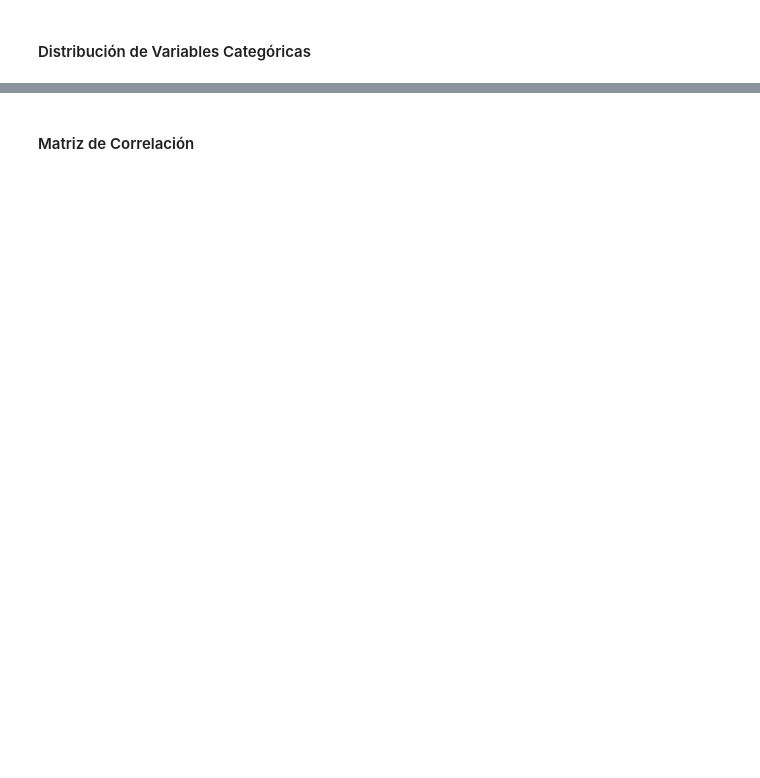
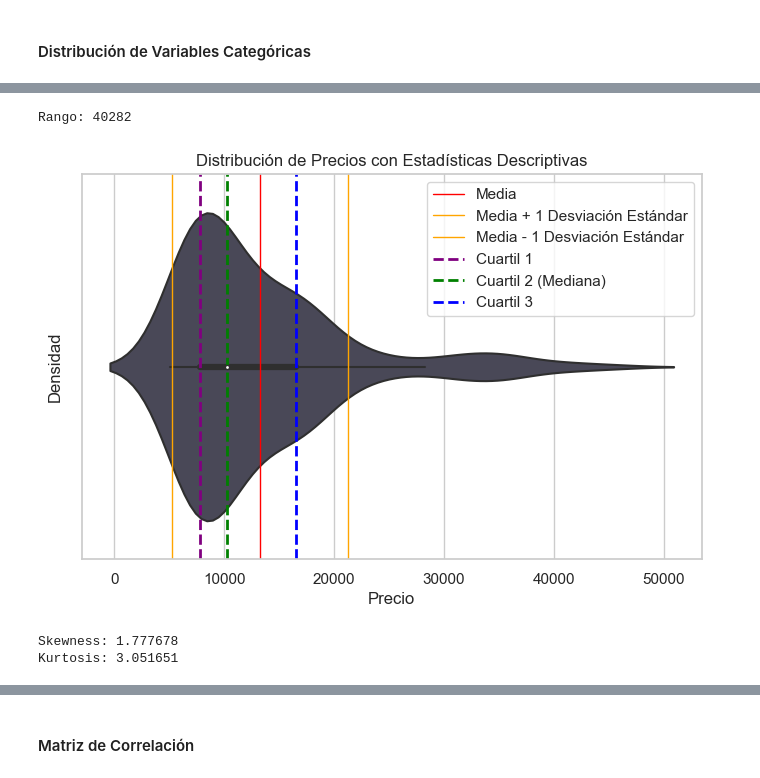
Before and after one commit to JohannaRangel/DS-M6-ML_Automotive_MarketAnalysis, a Jupyter notebook: notebooks/analisis-exploratorio.ipynb, the cells around one changed output, grey strips where cells are left out. Drawn from its saved outputs; the diff is of its cells as text; code cells hidden in the pictures; blank space fills up the shorter version.

```diff
--- a/notebooks/analisis-exploratorio.ipynb
+++ b/notebooks/analisis-exploratorio.ipynb
@@ -129,0 +170,41 @@ plt.show()
+# %%
+#Medidas de Dispersión
+range_value = cars['price'].max() - cars['price'].min()
+# Imprimir el valor del rango
+print(f'Rango: {range_value}')
+# %% [output]
+Rango: 40282
+# %%
+sns.set(style="whitegrid")
+
+# Crear un gráfico de violín para visualizar la distribución de precios
+plt.figure(figsize=(8, 5))
+sns.violinplot(x=cars['price'],color='#474559')
+
+# Añadir líneas para la media y las desviaciones estándar
+plt.axvline(mean_value, color='red',linewidth=1, label='Media')
+plt.axvline(mean_value + std_dev_value, color='orange', linewidth=1, label='Media + 1 Desviación Estándar')
+plt.axvline(mean_value - std_dev_value, color='orange', linewidth=1, label='Media - 1 Desviación Estándar')
+
+# Añadir líneas para los cuartiles
+plt.axvline(quartiles.loc[0.25], color='purple', linestyle='dashed', linewidth=2, label='Cuartil 1')
+plt.axvline(quartiles.loc[0.5], color='green', linestyle='dashed', linewidth=2, label='Cuartil 2 (Mediana)')
+plt.axvline(quartiles.loc[0.75], color='blue', linestyle='dashed', linewidth=2, label='Cuartil 3')
+
+# Configurar etiquetas y leyenda
+plt.title('Distribución de Precios con Estadísticas Descriptivas')
+plt.xlabel('Precio')
+plt.ylabel('Densidad')
+plt.legend()
+
+# Mostrar el gráfico
+plt.show()
+# %% [output]
+[figure, added]
+# %%
+# Asimetría y curtosis
+print("Skewness: %f" % cars['price'].skew())
+print("Kurtosis: %f" % cars['price'].kurt())
+# %% [output]
+Skewness: 1.777678
+Kurtosis: 3.051651
```
Also changed, not shown: parts of 33 cells of this notebook.
